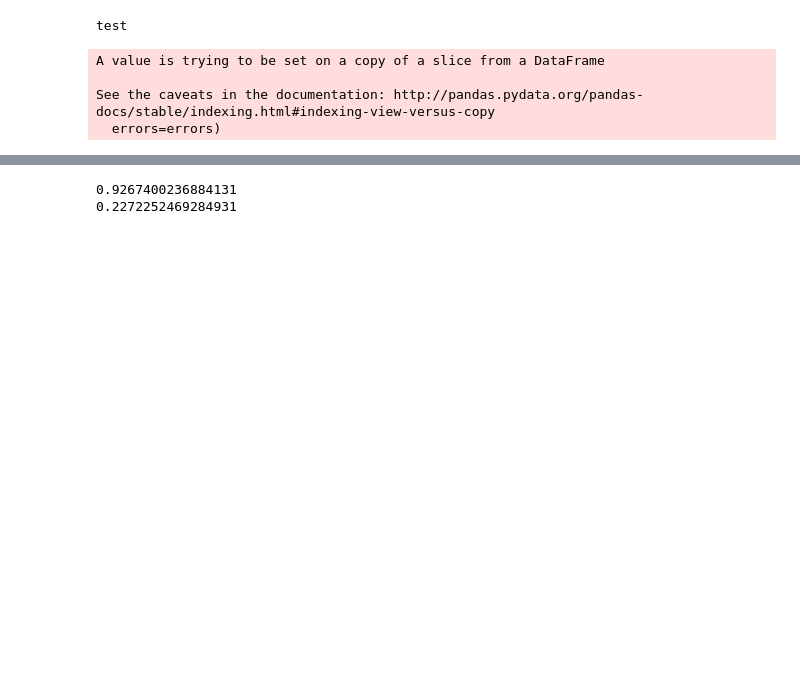
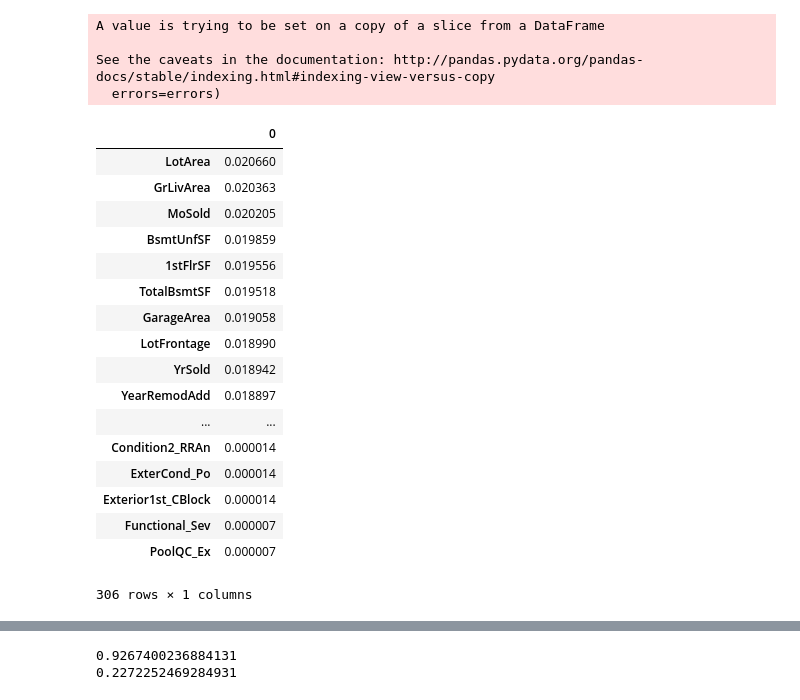
Before and after one commit to vjeevankumar/Kaggle_Housing_competition_submission, a Jupyter notebook: Kaggle_housing.ipynb, the cells around one changed output, grey strips where cells are left out. Saved outputs shown, nothing was run; the diff lists cells and outputs as text; code cells hidden in the pictures; blank space fills up the shorter version.

```diff
--- a/Kaggle_housing.ipynb
+++ b/Kaggle_housing.ipynb
@@ -18,7 +20,18 @@ df2.loc[332,['BsmtFinType2']] ='Unf'
 ct_cols =['MSZoning','Street','Alley','LotShape','LandContour','Utilities','LotConfig','LandSlope','LandSlope','Condition1','Condition2','BldgType','HouseStyle',
 'RoofStyle','RoofMatl','Exterior1st','Exterior2nd','MasVnrType','ExterQual','ExterCond','Foundation','Neighborhood','BsmtQual','BsmtCond','BsmtExposure','BsmtFinType1','BsmtFinType2','Heating','HeatingQC','CentralAir','Electrical',
 'KitchenQual','Functional','FireplaceQu','GarageType','GarageFinish','GarageQual','GarageCond','PavedDrive','PoolQC','Fence','MiscFeature','SaleType','SaleCondition']
-df3 = df2
 
-#cols_to_transform = [ 'a', 'list', 'of', 'categorical', 'column', 'names' ]
-df_with_dummies = pd.get_dummies(df3, columns = ct_cols)
+df_with_dummies = pd.get_dummies(df2, columns = ct_cols)
+
+df_with_dummies['LotFrontage']=df_with_dummies['LotFrontage'].fillna(70.049958)
+df_with_dummies['MasVnrArea']=df_with_dummies['MasVnrArea'].fillna(103.685262)
+
+from sklearn.preprocessing import MinMaxScaler
+
+df_with_dummies.drop('Id',axis=1,inplace=True)
+
+df2_minus_saleprice = df_with_dummies.drop('SalePrice',axis=1)
+
+MMS = MinMaxScaler()
+df2_normalized_saleprice = pd.DataFrame(MMS.fit_transform(df2_minus_saleprice),columns=df2_minus_saleprice.columns)
+df2_normalized = df2_normalized_saleprice.join(df2['SalePrice'])
@@ -28,47 +38,27 @@ df_with_dummies['MasVnrArea']=df_with_dummies['MasVnrArea'].fillna(103.685262)
 # %%
 from pandas import read_csv
 from sklearn.ensemble import ExtraTreesClassifier
-# load data
-#url = "https://raw.githubusercontent.com/jbrownlee/Datasets/master/pima-indians-diabetes.data.csv"
-#names = ['preg', 'plas', 'pres', 'skin', 'test', 'mass', 'pedi', 'age', 'class']
-#dataframe = read_csv(url, names=names)
-
-X = df_with_dummies.drop('Id',axis=1)
-X = X.drop('SalePrice',axis=1)
-#x_full = df2.drop(37,axis=1)
-Y = df_with_dummies['SalePrice']
+X = df2_normalized.drop('SalePrice',axis=1)
+Y = df2_normalized['SalePrice']
 # feature extraction
-model = ExtraTreesClassifier()
+model = ExtraTreesClassifier(n_estimators=100)
 model.fit(X, Y)
-#print(model.feature_importances_)
-
-test =model.feature_importances_
-print(test)
+tt =model.feature_importances_
+#print(tt)
 # %%
 import numpy as np
-#tt=pd.DataFrame(test).T
-#print(tt)
-tt= test
 tt1=X.columns
 ttt=['features','importance']
 FS=pd.DataFrame(tt,tt1).sort_values(0,ascending=False)
-#FS.sort_values(0,ascending=False)
-#df.sort_values("Angle", inplace=True)
-#for i in [0.002,0.0019,0.0018,0.0017,0.0016,0.0015]:
-#  print(i,FS[FS[0]>i].count(),FS[FS[0]>i].sum())
-
 Final_FS = FS[FS[0]>0.0015]
-#Final_FS = FS[FS[0]>0.01]
 Final_FS.drop(0,axis=1,inplace=True)
 FT =list(Final_FS.T)
 
-#FT.dtypes
 clean_data = X[FT]
 #clean_data=clean_data.join(Y)
-print('test')
+#clean_data
 # %% [output]
-test
+A value is trying to be set on a copy of a slice from a DataFrame
+
+See the caveats in the documentation: http://pandas.pydata.org/pandas-docs/stable/indexing.html#indexing-view-versus-copy
+  errors=errors)
-A value is trying to be set on a copy of a slice from a DataFrame
-
-See the caveats in the documentation: http://pandas.pydata.org/pandas-docs/stable/indexing.html#indexing-view-versus-copy
-  errors=errors)
@@ -77,3 +65,24 @@ See the caveats in the documentation: http://pandas.pydata.org/pandas-docs/stabl
+# %%
+FS
+# %% [output]
+|  | 0 |
+| LotArea | 0.020660 |
+| GrLivArea | 0.020363 |
+| MoSold | 0.020205 |
+| BsmtUnfSF | 0.019859 |
+| 1stFlrSF | 0.019556 |
+| TotalBsmtSF | 0.019518 |
+| GarageArea | 0.019058 |
+| LotFrontage | 0.018990 |
+| YrSold | 0.018942 |
+| YearRemodAdd | 0.018897 |
+| ... | ... |
+| Condition2_RRAn | 0.000014 |
+| ExterCond_Po | 0.000014 |
+| Exterior1st_CBlock | 0.000014 |
+| Functional_Sev | 0.000007 |
+| PoolQC_Ex | 0.000007 |
+306 rows × 1 columns
 # %%
 
 from sklearn.model_selection import train_test_split
```
Also changed, not shown: parts of 34 cells of this notebook.
